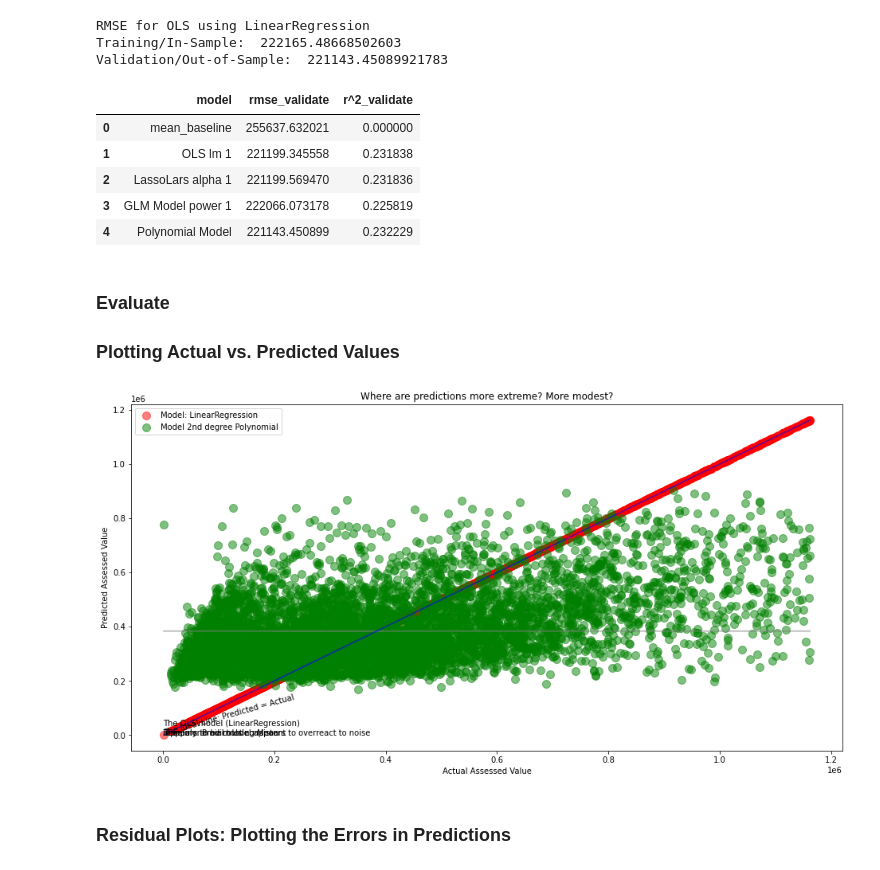
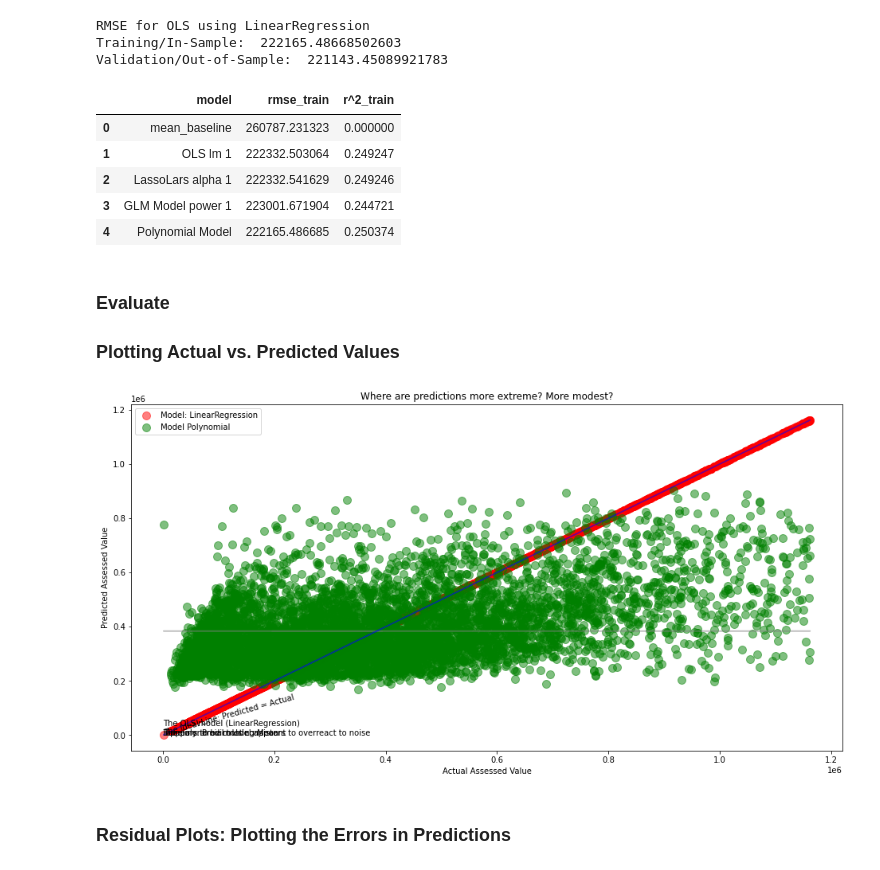
Before and after one commit to patrickamwayi/zillow-regression-project, a Jupyter notebook: zillow_project_workbook.ipynb, the cells around one changed output. Drawn from its saved outputs; the diff is of its cells as text; code cells hidden in the pictures.

```diff
--- a/zillow_project_workbook.ipynb
+++ b/zillow_project_workbook.ipynb
@@ -796,16 +796,16 @@ Validation/Out-of-Sample:  221143.45089921783
 metric_df = metric_df.append(
     {
     'model': 'Polynomial Model',
-    'rmse_validate': rmse_validate,
-    'r^2_validate': explained_variance_score(y_validate.assessed_value, y_validate.assessed_value_pred_pf)}, ignore_index=True)
+    'rmse_train': rmse_train,
+    'r^2_train': explained_variance_score(y_train.assessed_value, y_train.assessed_value_pred_pf)}, ignore_index=True)
 metric_df
 # %% [output]
-|  | model | rmse_validate | r^2_validate |
-| 0 | mean_baseline | 255637.632021 | 0.000000 |
-| 1 | OLS lm 1 | 221199.345558 | 0.231838 |
-| 2 | LassoLars alpha 1 | 221199.569470 | 0.231836 |
-| 3 | GLM Model power 1 | 222066.073178 | 0.225819 |
-| 4 | Polynomial Model | 221143.450899 | 0.232229 |
+|  | model | rmse_train | r^2_train |
+| 0 | mean_baseline | 260787.231323 | 0.000000 |
+| 1 | OLS lm 1 | 222332.503064 | 0.249247 |
+| 2 | LassoLars alpha 1 | 222332.541629 | 0.249246 |
+| 3 | GLM Model power 1 | 223001.671904 | 0.244721 |
+| 4 | Polynomial Model | 222165.486685 | 0.250374 |
 # %%
 #takeaway
 # Polynomial seems to be the best model
@@ -820,26 +820,26 @@ metric_df
 # %%
 # y_validate.head()
 plt.figure(figsize=(16,8))
 plt.plot(y_validate.assessed_value, y_validate.assessed_value_pred_mean, alpha=.5, color="gray", label='_nolegend_')
 plt.annotate("Baseline: Predict Using Mean", (16, 9.5))
 plt.plot(y_validate.assessed_value, y_validate.assessed_value, alpha=.5, color="blue", label='_nolegend_')
 plt.annotate("The Ideal Line: Predicted = Actual", (.5, 3.5), rotation=15.5)
 
 plt.scatter(y_validate.assessed_value, y_validate.assessed_value,
             alpha=.5, color="red", s=100, label="Model: LinearRegression")
 # plt.scatter(y_validate.assessed_value, y_validate.assessed_value_pred_glm,
 #             alpha=.5, color="yellow", s=100, label="Model: TweedieRegressor")
 plt.scatter(y_validate.assessed_value, y_validate.assessed_value_pred_pf,
-            alpha=.5, color="green", s=100, label="Model 2nd degree Polynomial")
+            alpha=.5, color="green", s=100, label="Model Polynomial")
 plt.legend()
 plt.xlabel("Actual Assessed Value")
 plt.ylabel("Predicted Assessed Value")
 plt.title("Where are predictions more extreme? More modest?")
 plt.annotate("The polynomial model appears to overreact to noise", (2.0, -10))
 plt.annotate("The OLS model (LinearRegression)\n appears to be most consistent", (15.5, 3))
 plt.show()
 # %% [output]
-[figure, old version]
+[figure, new version]
 # %% [markdown]
 ### Residual Plots: Plotting the Errors in Predictions
 # %%
```
Also changed, not shown: parts of 10 cells of this notebook.
